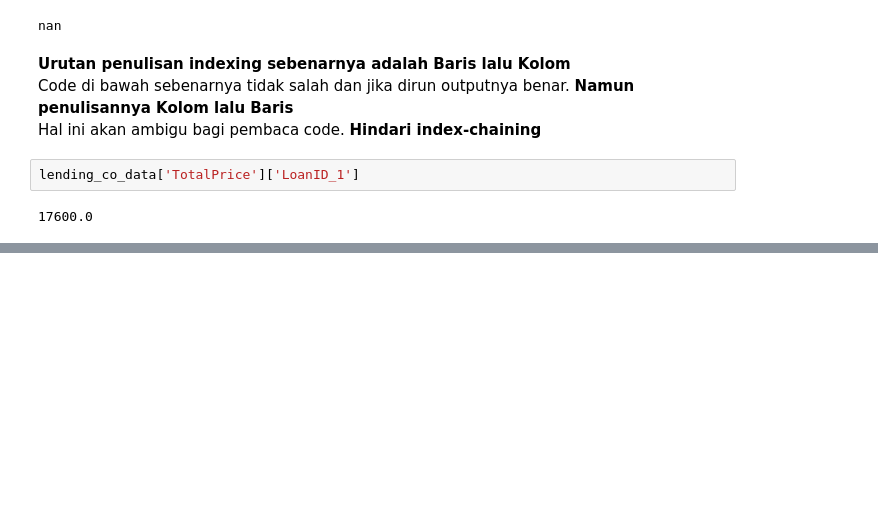
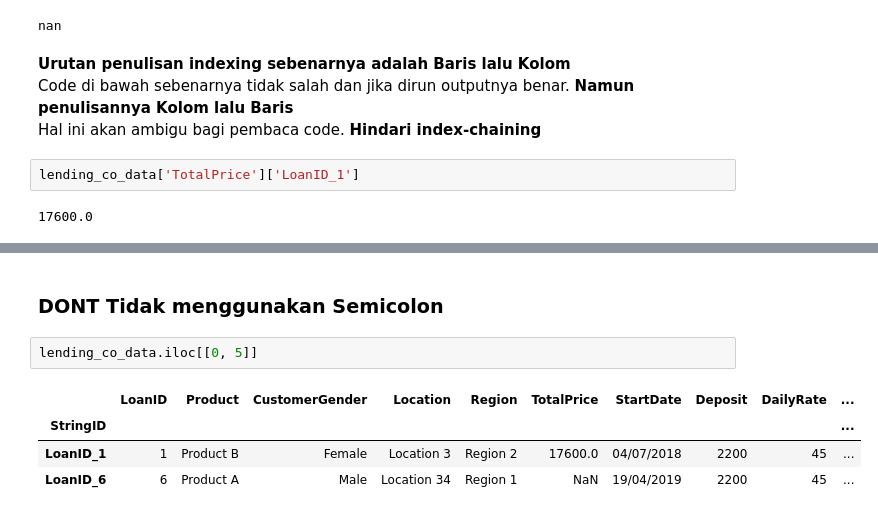
Before and after one commit to withraja/Pandas-Tutorial, a Jupyter notebook: 3 Pandas Dataframe.ipynb, the cells around one changed output, grey strips where cells are left out. Cells and saved outputs as stored; diff of their text form; blank space fills up the shorter version.

Commit message:
Finalize Do and Dont

```diff
--- a/3 Pandas Dataframe.ipynb
+++ b/3 Pandas Dataframe.ipynb
@@ -555,0 +579,9 @@ lending_co_data['TotalPrice']['LoanID_1']
+# %% [markdown]
+### **DONT** Tidak menggunakan Semicolon
+# %%
+lending_co_data.iloc[[0, 5]]
+# %% [output]
+|  | LoanID | Product | CustomerGender | Location | Region | TotalPrice | StartDate | Deposit | DailyRate | ... |
+| StringID |  |  |  |  |  |  |  |  |  | ... |
+| LoanID_1 | 1 | Product B | Female | Location 3 | Region 2 | 17600.0 | 04/07/2018 | 2200 | 45 | ... |
+| LoanID_6 | 6 | Product A | Male | Location 34 | Region 1 | NaN | 19/04/2019 | 2200 | 45 | ... |
```
Also changed, not shown: parts of 19 cells of this notebook.
